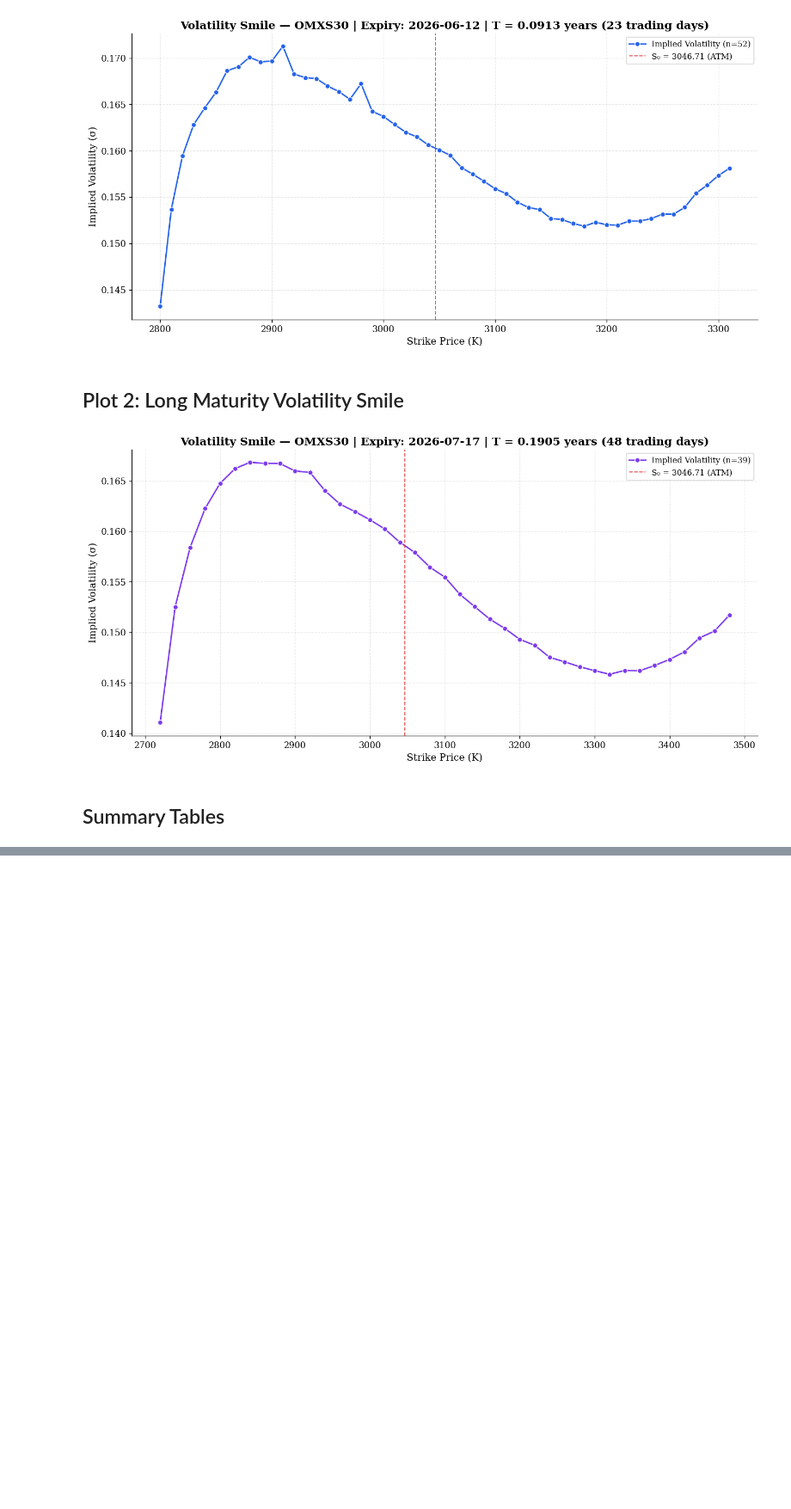
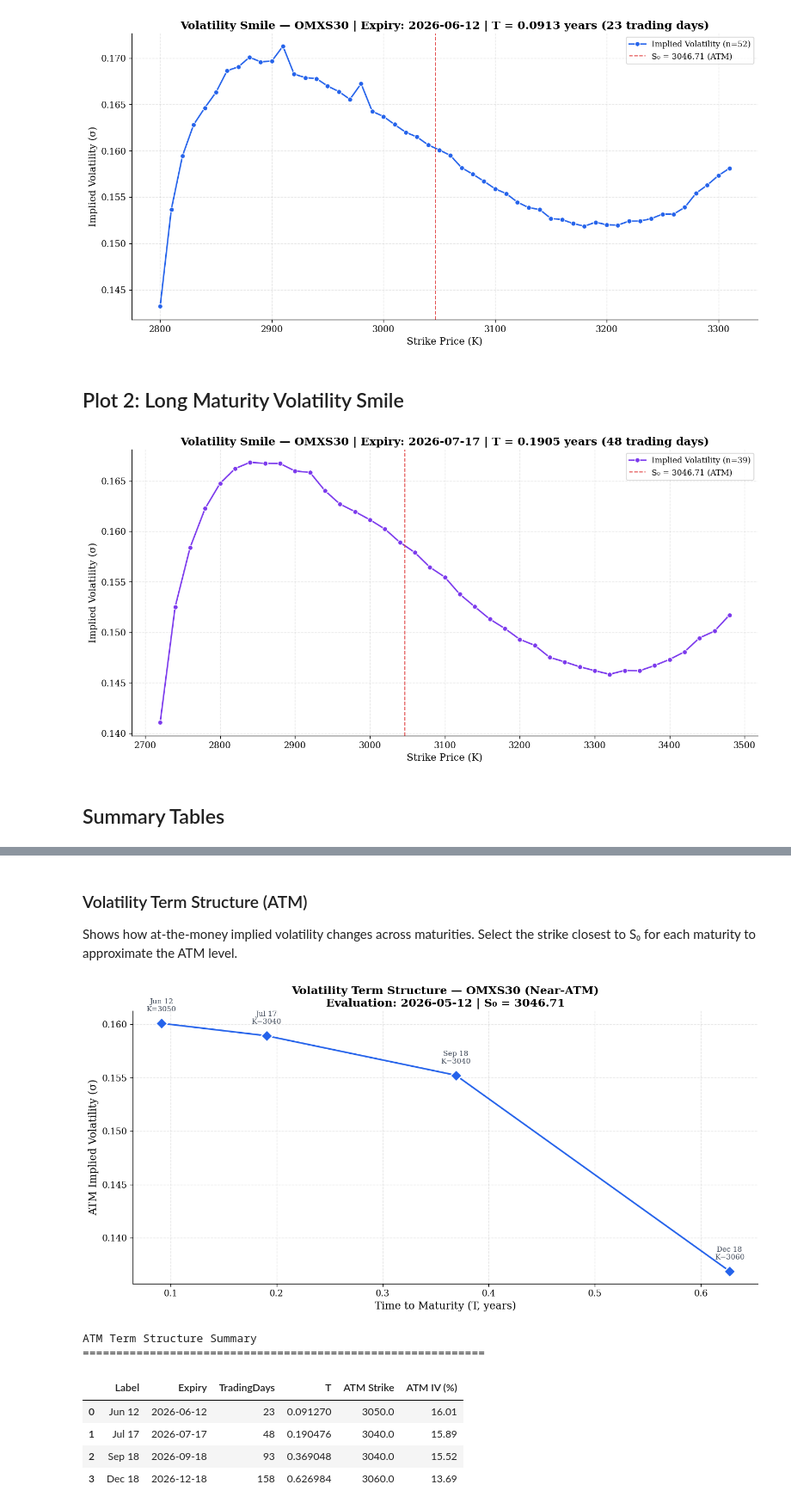
Before and after one commit to Pozhyla/Financial-Mathemtics-Seminar-Project-Volatility-Smiles, a Jupyter notebook: core/src/volatility_smiles.ipynb, the cells around one changed output, grey strips where cells are left out. Shown at 86% size. Cells and saved outputs as stored; diff of their text form; code cells hidden in the pictures; blank space fills up the shorter version.

```diff
--- a/core/src/volatility_smiles.ipynb
+++ b/core/src/volatility_smiles.ipynb
@@ -564,0 +801,75 @@ logger.info("Pipeline complete. Both volatility smiles computed successfully.")
+# %% [markdown]
+### Volatility Term Structure (ATM)
+
+Shows how at-the-money implied volatility changes across maturities.
+Select the strike closest to S₀ for each maturity to approximate the ATM level.
+# %%
+# ── ATM Term Structure: IV at the strike closest to S0 per maturity ──
+atm_points = []
+
+for iv_df in surface_data:
+    label = iv_df['Label'].iloc[0]
+    T_val = iv_df['T'].iloc[0]
+    tdays = iv_df['TradingDays'].iloc[0]
+    expiry = iv_df['Expiry'].iloc[0]
+
+    # Find the strike closest to S0
+    idx_atm = (iv_df['Strike'] - S0).abs().idxmin()
+    atm_row = iv_df.loc[idx_atm]
+
+    atm_points.append({
+        'Label': label,
+        'Expiry': expiry,
+        'T': T_val,
+        'TradingDays': int(tdays),
+        'ATM Strike': atm_row['Strike'],
+        'ATM IV': atm_row['IV'],
+    })
+
+df_atm = pd.DataFrame(atm_points)
+
+# ── Plot ATM Term Structure ────────────────────────────────────────
+fig, ax = plt.subplots(figsize=(12, 6))
+
+ax.plot(
+    df_atm['T'], df_atm['ATM IV'],
+    'D-', color='#2563EB', markersize=10, linewidth=2,
+    markeredgecolor='white', markeredgewidth=1.5,
+)
+
+# Annotate each point with its label
+for _, row in df_atm.iterrows():
+    ax.annotate(
+        f"{row['Label']}\nK={row['ATM Strike']:.0f}",
+        (row['T'], row['ATM IV']),
+        textcoords='offset points', xytext=(0, 15),
+        ha='center', fontsize=9, color='#374151'
+    )
+
+ax.set_xlabel('Time to Maturity (T, years)', fontsize=13)
+ax.set_ylabel('ATM Implied Volatility (σ)', fontsize=13)
+ax.set_title(
+    f'Volatility Term Structure — OMXS30 (Near-ATM)\n'
+    f'Evaluation: {EVALUATION_DATE} | S₀ = {S0}',
+    fontsize=14, fontweight='bold'
+)
+ax.grid(True, alpha=0.3)
+
+plt.tight_layout()
+plt.show()
+
+# ── Display ATM table ─────────────────────────────────────────────
+df_atm_display = df_atm.copy()
+df_atm_display['ATM IV (%)'] = (df_atm_display['ATM IV'] * 100).round(2)
+print('\nATM Term Structure Summary')
+print('=' * 60)
+display(df_atm_display[['Label', 'Expiry', 'TradingDays', 'T', 'ATM Strike', 'ATM IV (%)']])
+# %% [output]
+[figure, added]
+ATM Term Structure Summary
+============================================================
+|  | Label | Expiry | TradingDays | T | ATM Strike | ATM IV (%) |
+| 0 | Jun 12 | 2026-06-12 | 23 | 0.091270 | 3050.0 | 16.01 |
+| 1 | Jul 17 | 2026-07-17 | 48 | 0.190476 | 3040.0 | 15.89 |
+| 2 | Sep 18 | 2026-09-18 | 93 | 0.369048 | 3040.0 | 15.52 |
+| 3 | Dec 18 | 2026-12-18 | 158 | 0.626984 | 3060.0 | 13.69 |
```
Also changed, not shown: parts of 17 cells of this notebook, 8 other files.
